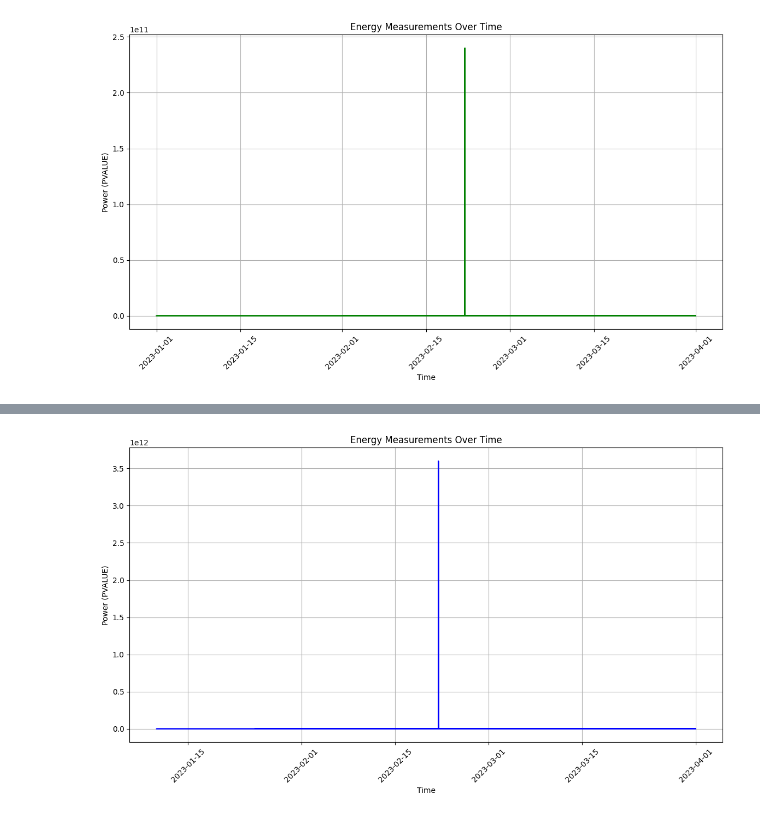
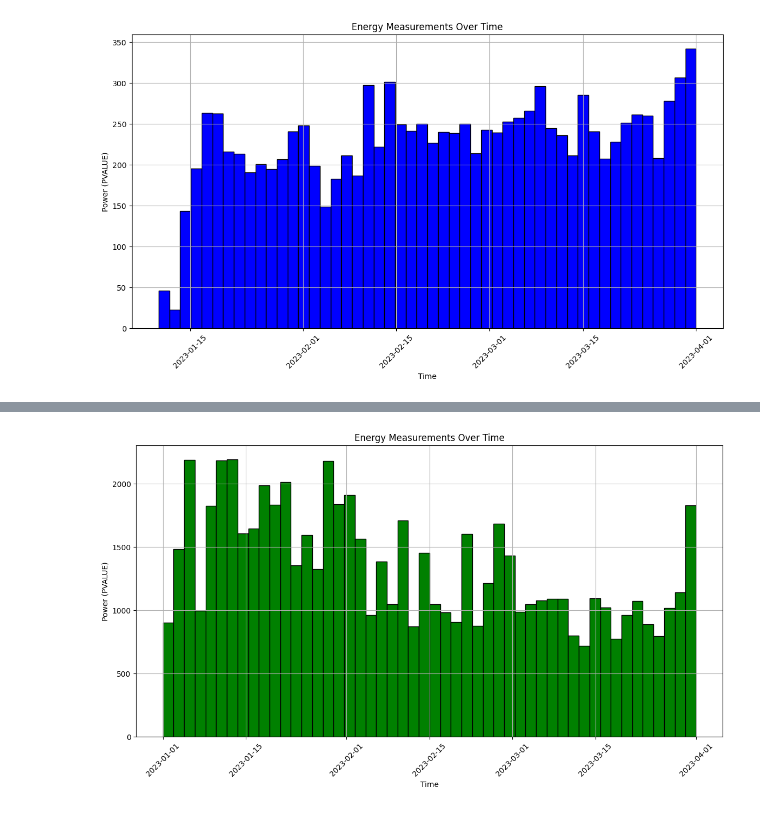
Before and after one commit to neuwelt/energy_analytics, a Jupyter notebook: plot.ipynb, the cells around one changed output, grey strips where cells are left out. Cells and saved outputs as stored; diff of their text form; code cells hidden in the pictures.

Commit message:
edited plotting file

```diff
--- a/plot.ipynb
+++ b/plot.ipynb
@@ -3,7 +3,7 @@ import pandas as pd
 import matplotlib.pyplot as plt
 
 # Load the CSV file
-df = pd.read_csv('./cleaned900.csv')
+df = pd.read_csv('./cleaned60.csv', delimiter=",")
 
 # Ensure the column names match your CSV file
 # Convert VALUEDATE to datetime and PVALUE to numeric
@@ -13,13 +13,23 @@ df['PVALUE'] = pd.to_numeric(df['PVALUE'], errors='coerce')
 # Drop rows with NaN values in either column
 df = df.dropna(subset=['VALUEDATE', 'PVALUE'])
 
-# Check data range
-print("Data range:")
-print(df['VALUEDATE'].min(), "to", df['VALUEDATE'].max())
+# Set VALUEDATE as the index
+df.set_index('VALUEDATE', inplace=True)
 
-# Plot subset of data
+# Resample data to get one sample per day (or another interval)
+# Here, '1D' means one sample per day. You can adjust this to '1H' for hourly, '1T' for minutely, etc.
+df_resampled = df.resample('1H').mean()  # Taking the mean value for each hour
+
+# Drop NaN values that might have resulted from the resampling process
+df_resampled = df_resampled.dropna()
+
+# Extract the relevant data
+time_data = df_resampled.index
+energy_data = df_resampled['PVALUE']
+
+# Plot the histogram with time-based bins
 plt.figure(figsize=(14, 7))
-plt.plot(df['VALUEDATE'], df['PVALUE'], color='green')
+plt.hist(time_data, bins=50, weights=energy_data, color='blue', edgecolor='black')
 plt.title('Energy Measurements Over Time')
 plt.xlabel('Time')
 plt.ylabel('Power (PVALUE)')
@@ -28,14 +38,15 @@ plt.grid(True)
 # Rotate x-axis labels for better readability
 plt.xticks(rotation=45)
 
+# Save the plot as a PNG file
+plt.savefig('histogram60.png')
+
 # Show the plot
 plt.show()
 
-import pandas as pd
-import matplotlib.pyplot as plt
 
 # Load the CSV file
-df = pd.read_csv('./cleaned60.csv')
+df = pd.read_csv('./cleaned900.csv', delimiter=",")
 
 # Ensure the column names match your CSV file
 # Convert VALUEDATE to datetime and PVALUE to numeric
@@ -45,13 +56,23 @@ df['PVALUE'] = pd.to_numeric(df['PVALUE'], errors='coerce')
 # Drop rows with NaN values in either column
 df = df.dropna(subset=['VALUEDATE', 'PVALUE'])
 
-# Check data range
-print("Data range:")
-print(df['VALUEDATE'].min(), "to", df['VALUEDATE'].max())
+# Set VALUEDATE as the index
+df.set_index('VALUEDATE', inplace=True)
 
-# Plot subset of data
+# Resample data to get one sample per day (or another interval)
+# Here, '1D' means one sample per day. You can adjust this to '1H' for hourly, '1T' for minutely, etc.
+df_resampled = df.resample('1H').mean()  # Taking the mean value for each hour
+
+# Drop NaN values that might have resulted from the resampling process
+df_resampled = df_resampled.dropna()
+
+# Extract the relevant data
+time_data = df_resampled.index
+energy_data = df_resampled['PVALUE']
+
+# Plot the histogram with time-based bins
 plt.figure(figsize=(14, 7))
-plt.plot(df['VALUEDATE'], df['PVALUE'], color='blue')
+plt.hist(time_data, bins=50, weights=energy_data, color='green', edgecolor='black')
 plt.title('Energy Measurements Over Time')
 plt.xlabel('Time')
 plt.ylabel('Power (PVALUE)')
@@ -60,6 +81,9 @@ plt.grid(True)
 # Rotate x-axis labels for better readability
 plt.xticks(rotation=45)
 
+# Save the plot as a PNG file
+plt.savefig('histogram900.png')
+
 # Show the plot
 plt.show()
 # %% [output]
@@ -68 +90 @@ Data range:
-[figure, old version]
+[figure, new version]
@@ -71 +91 @@ Data range:
-[figure, old version]
+[figure, new version]
```
Also changed, not shown: parts of 2 cells of this notebook, 2 other files.
